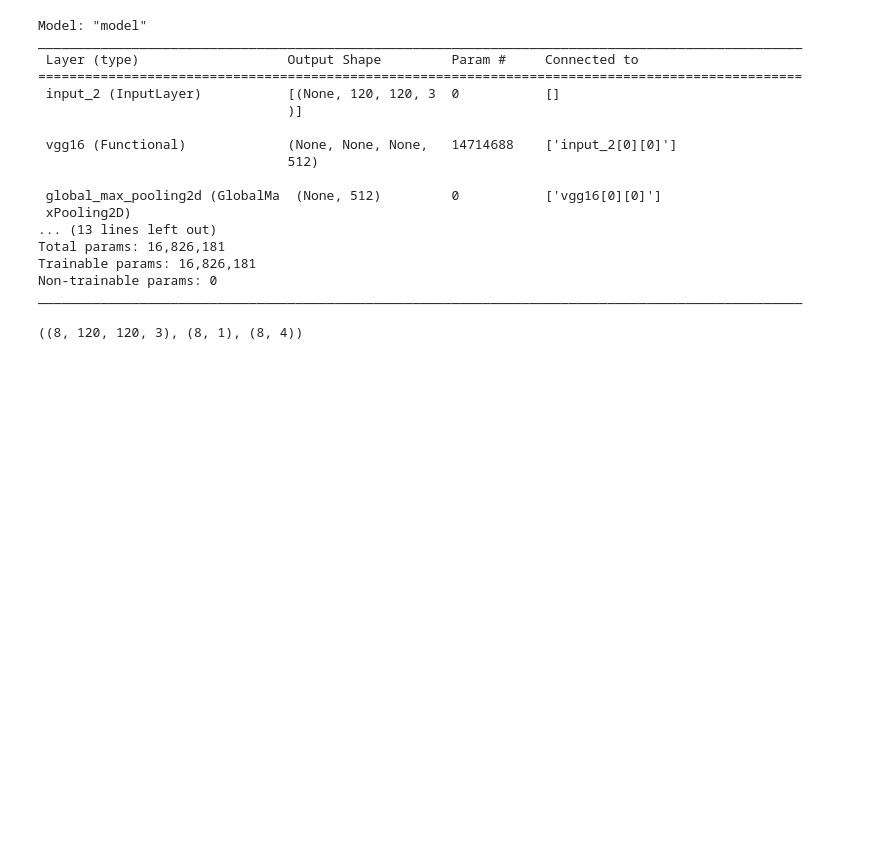
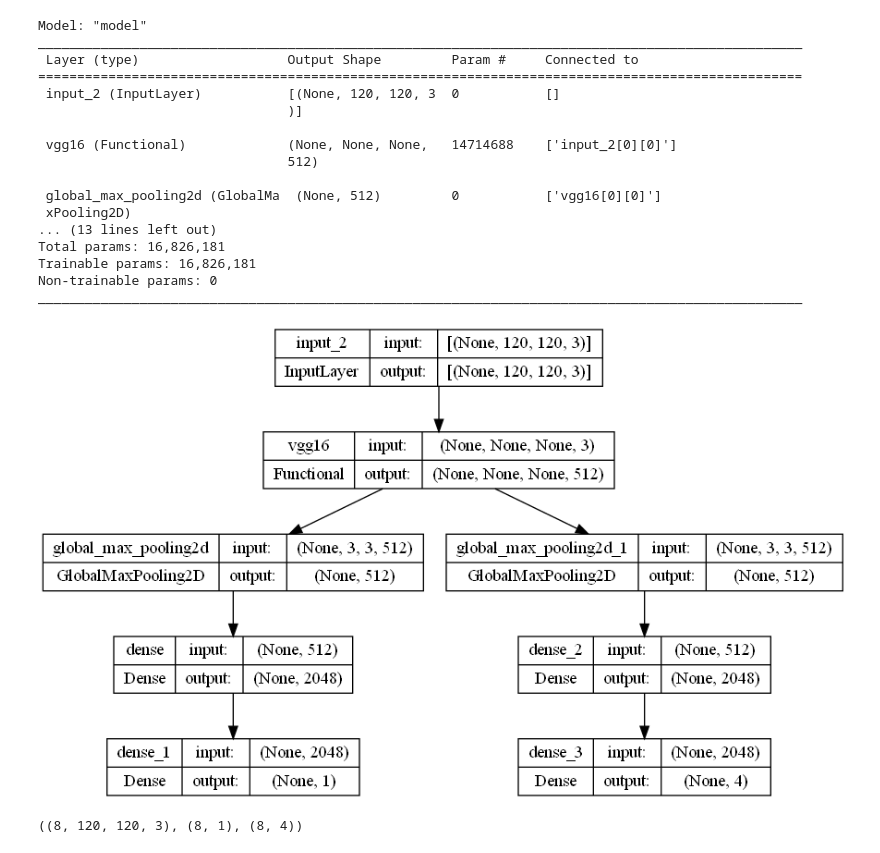
Before and after one commit to Franulo/Deep-Learning-Journey, a Jupyter notebook: 02.YoutubeTutorial/Course.ipynb, the cells around one changed output. Drawn from its saved outputs; the diff is of its cells as text; code cells hidden in the pictures; blank space fills up the shorter version.

```diff
--- a/02.YoutubeTutorial/Course.ipynb
+++ b/02.YoutubeTutorial/Course.ipynb
@@ -601,6 +591,10 @@ Total params: 16,826,181
 Trainable params: 16,826,181
 Non-trainable params: 0
 __________________________________________________________________________________________________
+# %%
+plot_model(facetracker, show_shapes=True)
+# %% [output]
+[figure, added]
 # %%
 X, y = train.as_numpy_iterator().next()
 # %%
```
Also changed, not shown: parts of 34 cells of this notebook.
